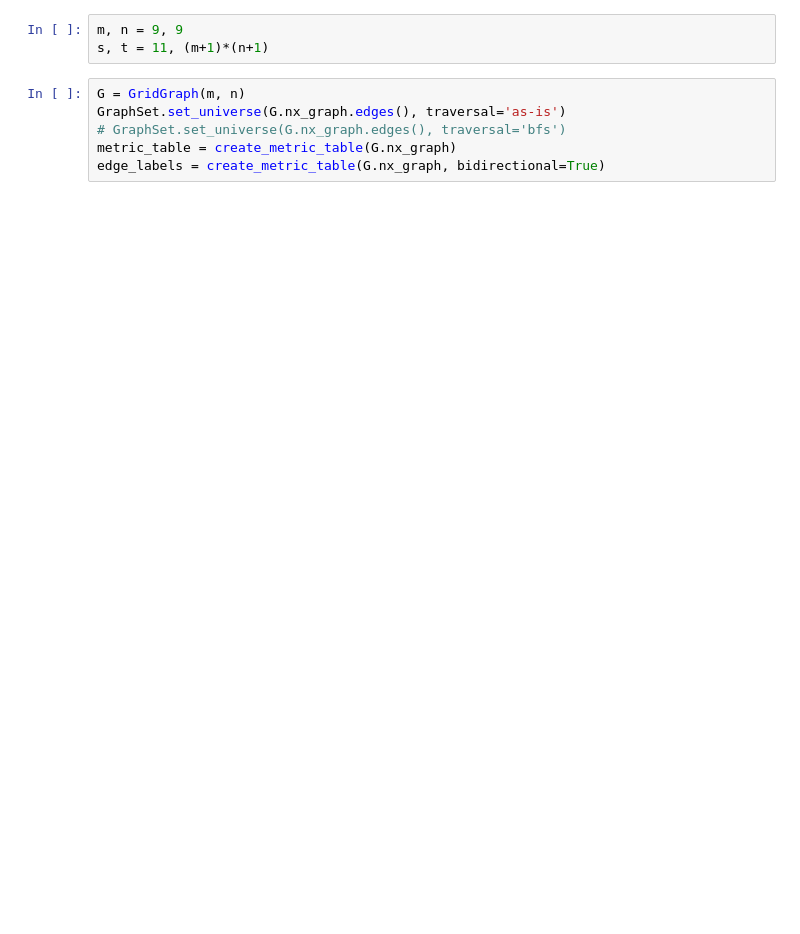
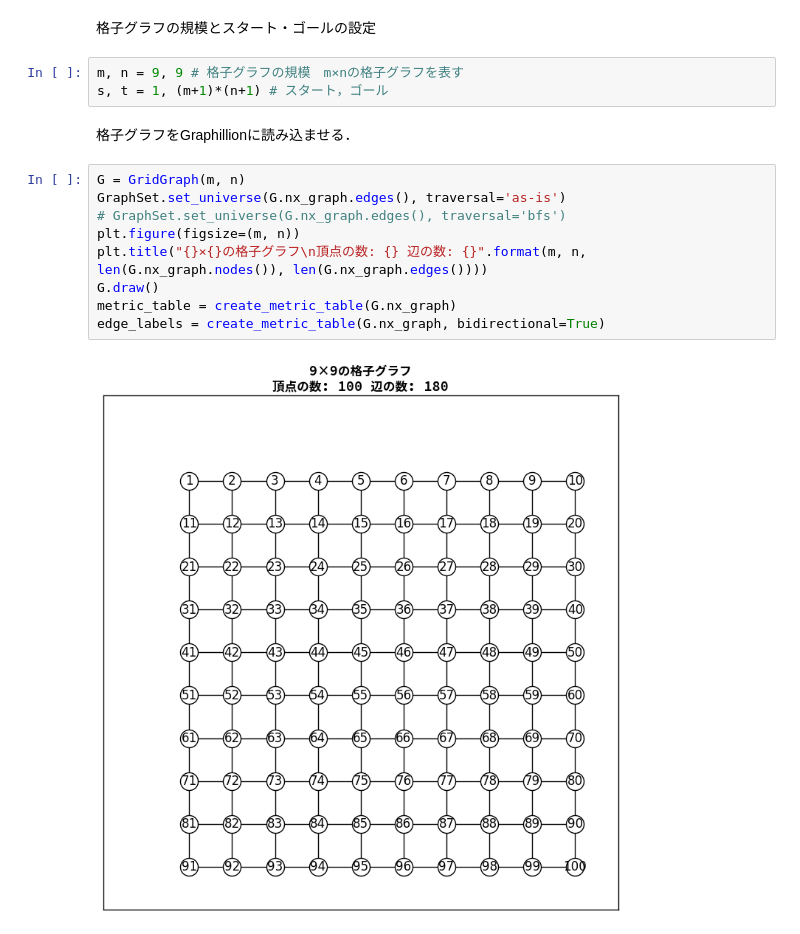
Before and after one commit to N0nki/OC2017_demo, a Jupyter notebook: graphillion_demo.ipynb, the cells around one changed output. Drawn from its saved outputs; the diff is of its cells as text; blank space fills up the shorter version.

```diff
--- a/graphillion_demo.ipynb
+++ b/graphillion_demo.ipynb
@@ -8,9 +90,18 @@ from lib.utils import *
+# %% [markdown]
+格子グラフの規模とスタート・ゴールの設定
 # %%
-m, n = 9, 9
-s, t = 11, (m+1)*(n+1)
+m, n = 9, 9 # 格子グラフの規模　m×nの格子グラフを表す
+s, t = 1, (m+1)*(n+1) # スタート，ゴール
+# %% [markdown]
+格子グラフをGraphillionに読み込ませる．
 # %%
 G = GridGraph(m, n)
 GraphSet.set_universe(G.nx_graph.edges(), traversal='as-is')
 # GraphSet.set_universe(G.nx_graph.edges(), traversal='bfs')
+plt.figure(figsize=(m, n))
+plt.title("{}×{}の格子グラフ\n頂点の数: {} 辺の数: {}".format(m, n, len(G.nx_graph.nodes()), len(G.nx_graph.edges())))
+G.draw()
 metric_table = create_metric_table(G.nx_graph)
 edge_labels = create_metric_table(G.nx_graph, bidirectional=True)
+# %% [output]
+[figure, added]
```
Also changed, not shown: parts of 19 cells of this notebook.
